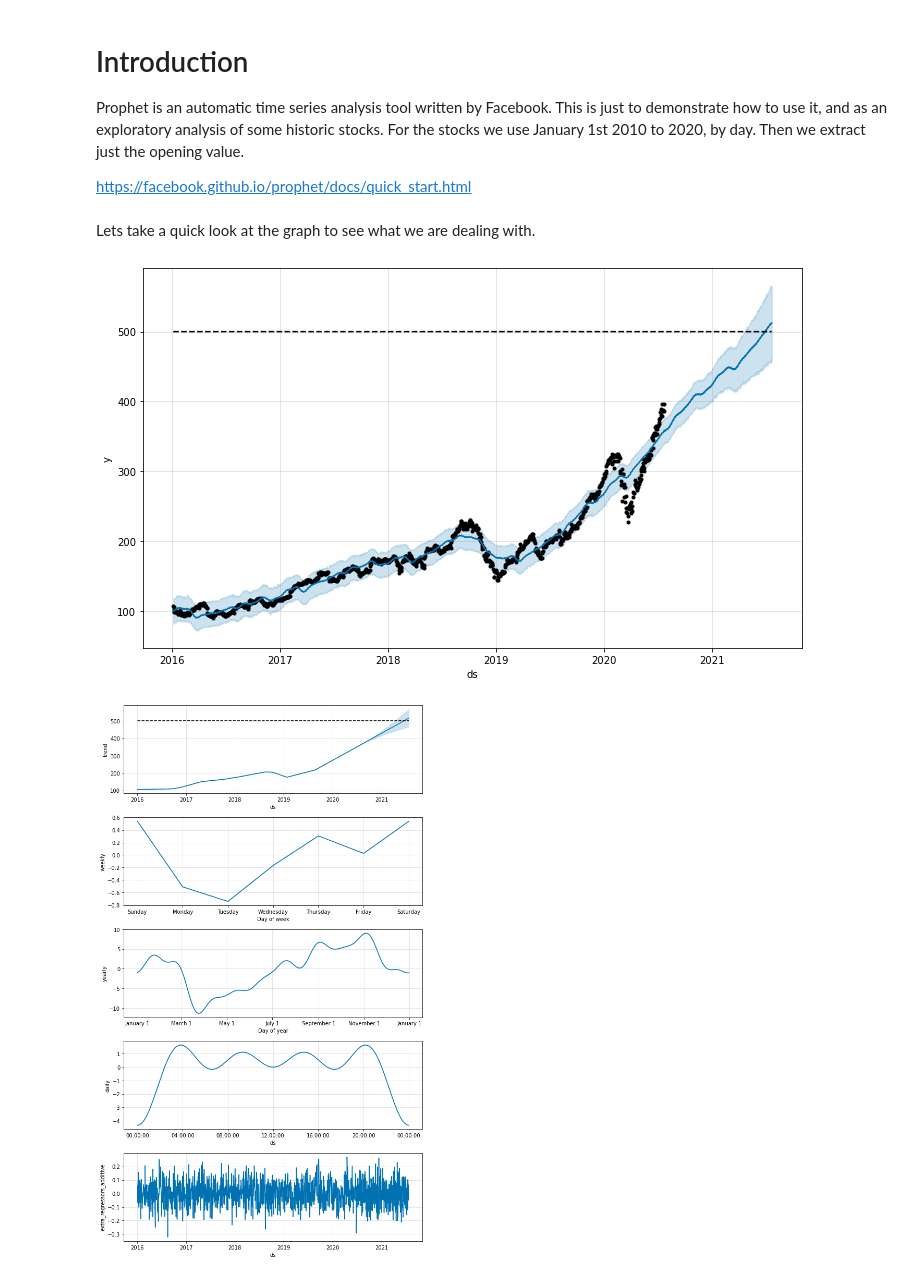
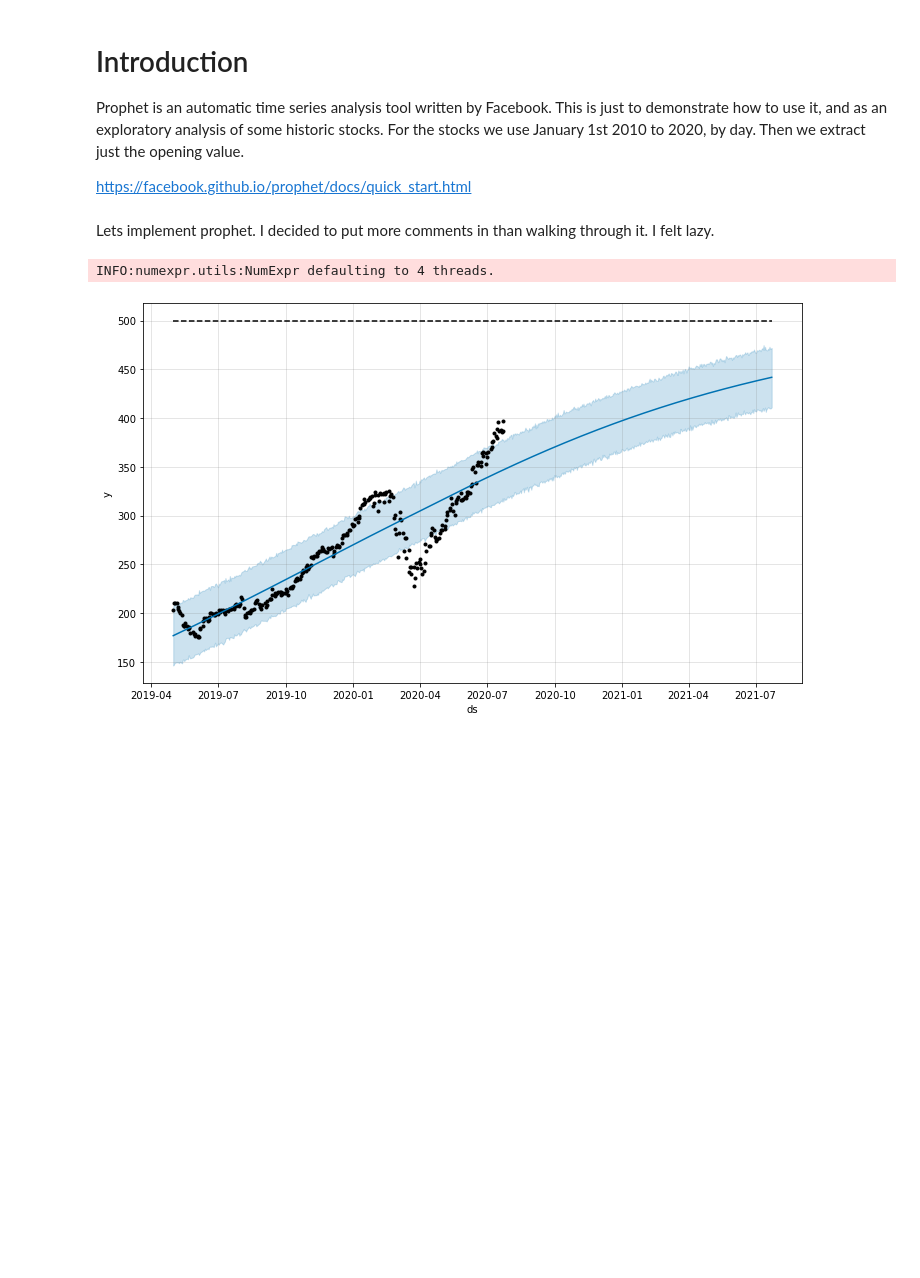
Before and after one commit to beautifulstatistics/Prometheus, a Jupyter notebook: TimeSeriesAnalysis/ProphetExplore.ipynb, the cells around one changed output. Drawn from its saved outputs; the diff is of its cells as text; code cells hidden in the pictures; blank space fills up the shorter version.

```diff
--- a/TimeSeriesAnalysis/ProphetExplore.ipynb
+++ b/TimeSeriesAnalysis/ProphetExplore.ipynb
@@ -8,8 +8,8 @@ https://facebook.github.io/prophet/docs/quick_start.html
 import alpaca_trade_api as tradeapi
 import pandas as pd
 
-start = '2016-01-01T00:00:00.000Z' #Actually pulls barset data starting at next day.
-end = '2020-07-23T00:00:00.000Z' #Actually pulls all the dates plus an extra one at the end.
+start = '2019-05-01T00:00:00.000Z' #Actually pulls barset data starting at next day.
+end = '2020-07-23T00:00:00.000Z'
 
 api = tradeapi.REST('PKJM62G0UIEAA3T1DIHA',
                     '08PcErcQBQMmMFLPafd2zeVel6DeBkAyhEUpKHFe',
@@ -21,32 +21,36 @@ apple = api.get_barset(symbols='AAPL',
 time = api.get_calendar(start=start,end=end)
 
 apple = apple['AAPL'] #It's a dictionary that can handle many of tickers.
-time = time#[:-1] #We take the last one off so everything matches up.
+time = time
 time = [str(i.date) for i in time] #this just extracts the string of the date.
 
 opening = [bar.o for index, bar in enumerate(apple)]
-
-df = pd.DataFrame({'ds':time,'y':opening})
+df = pd.DataFrame({'ds':time,'y':opening}) # Prophet takes a dataframe with ds for dates and y for value.
-# %% [markdown]
-Lets take a quick look at the graph to see what we are dealing with.
+# %% [markdown]
+Lets implement prophet. I decided to put more comments in than walking through it. I felt lazy.
 # %%
 import pandas as pd
 from fbprophet import Prophet
 import numpy as np
 
 cap = 500
+
 df['cap'] = cap
-df['reg'] = np.random.normal(size=df.shape[0])
+#df['reg'] = np.random.normal(size=df.shape[0],) #you can add an extra regressor if you want.
 
-m = Prophet(growth='linear',daily_seasonality=True)
-m.add_regressor('reg')
+m = Prophet(growth='logistic',  # use linear or logistic depending on the growth, logistic is prefered
+            daily_seasonality=False,
+            yearly_seasonality=False,
+            weekly_seasonality=False) #daily, yearly, and weekly, find the trends on that scale. I want the
+                                      #average trend line for the whole thing.
+
+#m.add_regressor('reg') #this is how you add an extra regressor.
 m.fit(df)
-future = m.make_future_dataframe(periods=365)
-future['cap'] = cap
-future['reg'] = np.random.normal(size=future.shape[0])
+future = m.make_future_dataframe(periods=365) #make a dataframe with times of the future
+future['cap'] = cap #market cap
+#future['reg'] = np.random.normal(size=future.shape[0]) #extra regressor
 forecast = m.predict(future)
 fig1 = m.plot(forecast)
-fig2 = m.plot_components(forecast)
 # %% [output]
+INFO:numexpr.utils:NumExpr defaulting to 4 threads.
-[figure, old version]
+[figure, new version]
-[figure, removed]
```
Also changed, not shown: 6 other files.
